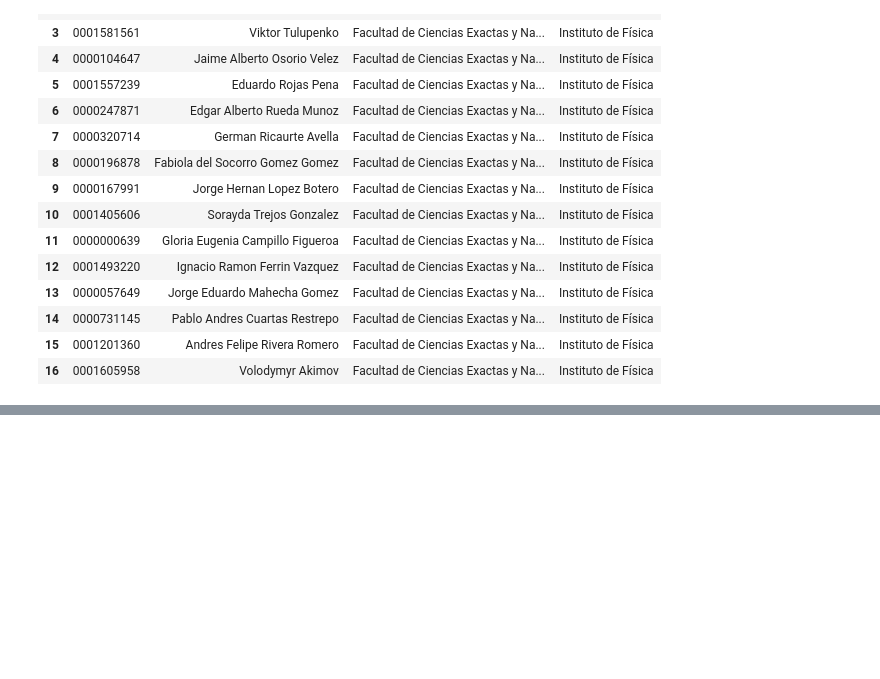
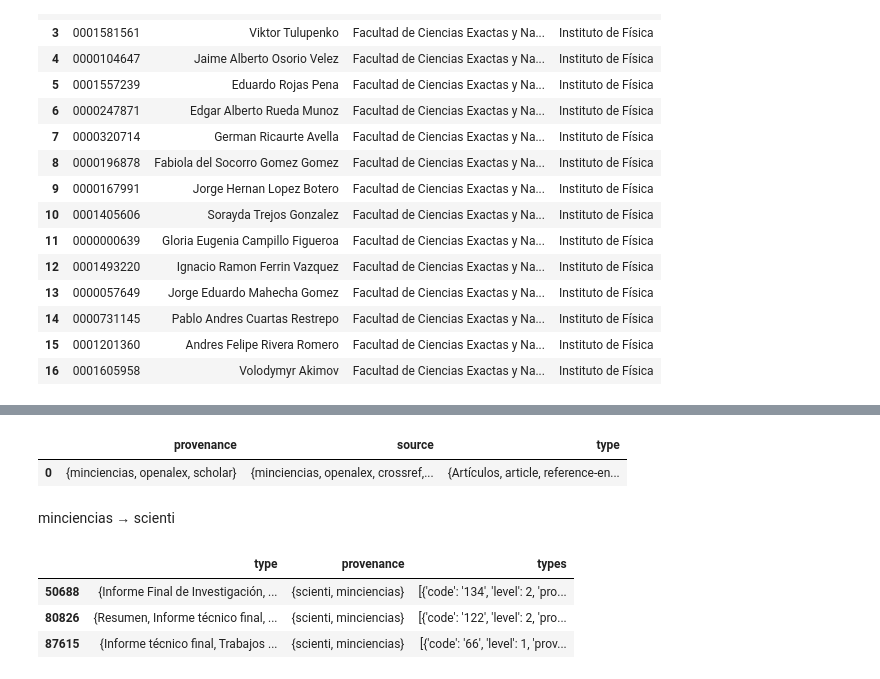
Before and after one commit to restrepo/udea.ipynb, a Jupyter notebook: udea.ipynb, the cells around one changed output, grey strips where cells are left out. Drawn from its saved outputs; the diff is of its cells as text; code cells hidden in the pictures; blank space fills up the shorter version.

```diff
--- a/udea.ipynb
+++ b/udea.ipynb
@@ -488,0 +578,11 @@ in Instituto de Física
+# %%
+df['level_0_scienti'] = df['types'].apply(
+    lambda L: set([d.get('type') for d in L if d.get('provenance') == 'scienti' and d.get('level') == 0
+              ]))
+df['level_1_scienti'] = df['types'].apply(
+    lambda L: set([d.get('type') for d in L if d.get('provenance') == 'scienti' and d.get('level') == 1
+              ]))
+
+df['level_2_scienti'] = df['types'].apply(
+    lambda L: set([d.get('type') for d in L if d.get('provenance') == 'scienti' and d.get('level') == 2
+              ]))
@@ -488,0 +694,2 @@ in Instituto de Física
+# %%
+pd.set_option('display.max_colwidth',500)
@@ -488,0 +698,15 @@ in Instituto de Física
+# %%
+tpu[:1]
+# %% [output]
+|  | provenance | source | type |
+| 0 | {minciencias, openalex, scholar} | {minciencias, openalex, crossref,... | {Artículos, article, reference-en... |
+# %% [markdown]
+minciencias → scienti
+# %%
+kk = df[df['type'].apply(lambda L:'Desarrollo tecnológico e innovación' in L)]
+kk[kk['provenance'].apply(lambda L: 'scienti' in L)][['type','provenance','types']]#.to_dict(orient = 'records')
+# %% [output]
+|  | type | provenance | types |
+| 50688 | {Informe Final de Investigación, ... | {scienti, minciencias} | [{'code': '134', 'level': 2, 'pro... |
+| 80826 | {Resumen, Informe técnico final, ... | {scienti, minciencias} | [{'code': '122', 'level': 2, 'pro... |
+| 87615 | {Informe técnico final, Trabajos ... | {scienti, minciencias} | [{'code': '66', 'level': 1, 'prov... |
```
Also changed, not shown: parts of 26 cells of this notebook.
